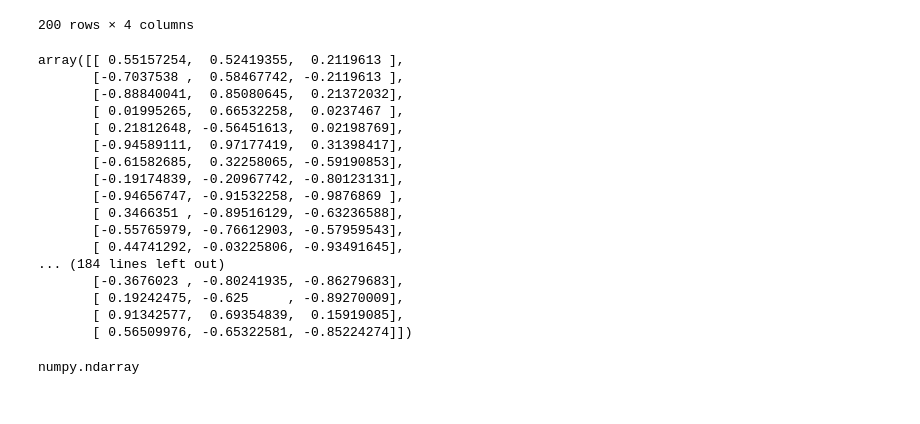
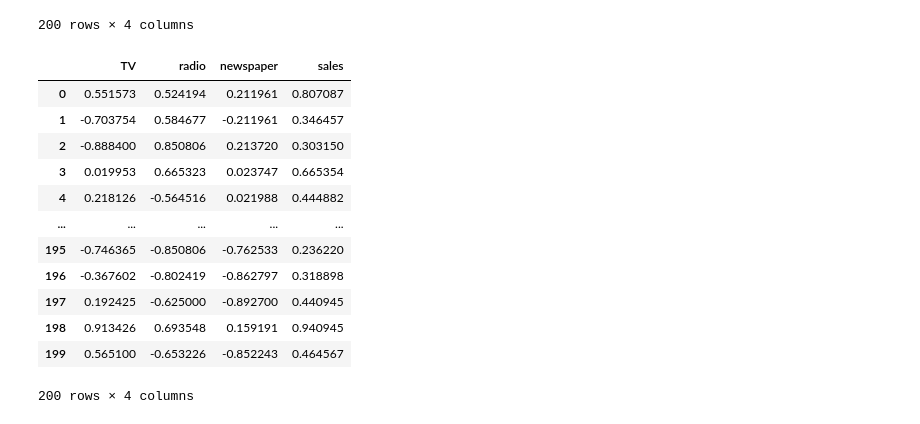
Before and after one commit to Sai-Prathik/Neural-Networks, a Jupyter notebook: Sample_training.ipynb, the cells around one changed output. Cells and saved outputs as stored; diff of their text form; code cells hidden in the pictures.

```diff
--- a/Sample_training.ipynb
+++ b/Sample_training.ipynb
@@ -30,24 +28,3 @@ def minmaxscaler(data,range):
   scaler=MinMaxScaler(feature_range=range)
   scaler.fit(data)
   return scaler.transform(data)
-# %%
-data_x=np.array(minmaxscaler(data_x,(-1,1)))
-data_x
-# %% [output]
-array([[ 0.55157254,  0.52419355,  0.2119613 ],
-       [-0.7037538 ,  0.58467742, -0.2119613 ],
-       [-0.88840041,  0.85080645,  0.21372032],
-       [ 0.01995265,  0.66532258,  0.0237467 ],
-       [ 0.21812648, -0.56451613,  0.02198769],
-       [-0.94589111,  0.97177419,  0.31398417],
-       [-0.61582685,  0.32258065, -0.59190853],
-       [-0.19174839, -0.20967742, -0.80123131],
-       [-0.94656747, -0.91532258, -0.9876869 ],
-       [ 0.3466351 , -0.89516129, -0.63236588],
-       [-0.55765979, -0.76612903, -0.57959543],
-       [ 0.44741292, -0.03225806, -0.93491645],
-... (184 lines left out)
-       [-0.3676023 , -0.80241935, -0.86279683],
-       [ 0.19242475, -0.625     , -0.89270009],
-       [ 0.91342577,  0.69354839,  0.15919085],
-       [ 0.56509976, -0.65322581, -0.85224274]])
@@ -56,4 +30,0 @@ data_y=np.array((data_y-data_y.min())/(data_y.max()-data_y.min()))
-# %%
-type(data_y)
-# %% [output]
-numpy.ndarray
@@ -61,0 +34,16 @@ data_y=data_y.reshape(-1,1)
+# %%
+data
+# %% [output]
+|  | TV | radio | newspaper | sales |
+| 0 | 0.551573 | 0.524194 | 0.211961 | 0.807087 |
+| 1 | -0.703754 | 0.584677 | -0.211961 | 0.346457 |
+| 2 | -0.888400 | 0.850806 | 0.213720 | 0.303150 |
+| 3 | 0.019953 | 0.665323 | 0.023747 | 0.665354 |
+| 4 | 0.218126 | -0.564516 | 0.021988 | 0.444882 |
+| ... | ... | ... | ... | ... |
+| 195 | -0.746365 | -0.850806 | -0.762533 | 0.236220 |
+| 196 | -0.367602 | -0.802419 | -0.862797 | 0.318898 |
+| 197 | 0.192425 | -0.625000 | -0.892700 | 0.440945 |
+| 198 | 0.913426 | 0.693548 | 0.159191 | 0.940945 |
+| 199 | 0.565100 | -0.653226 | -0.852243 | 0.464567 |
+200 rows × 4 columns
```
Also changed, not shown: parts of 19 cells of this notebook.
